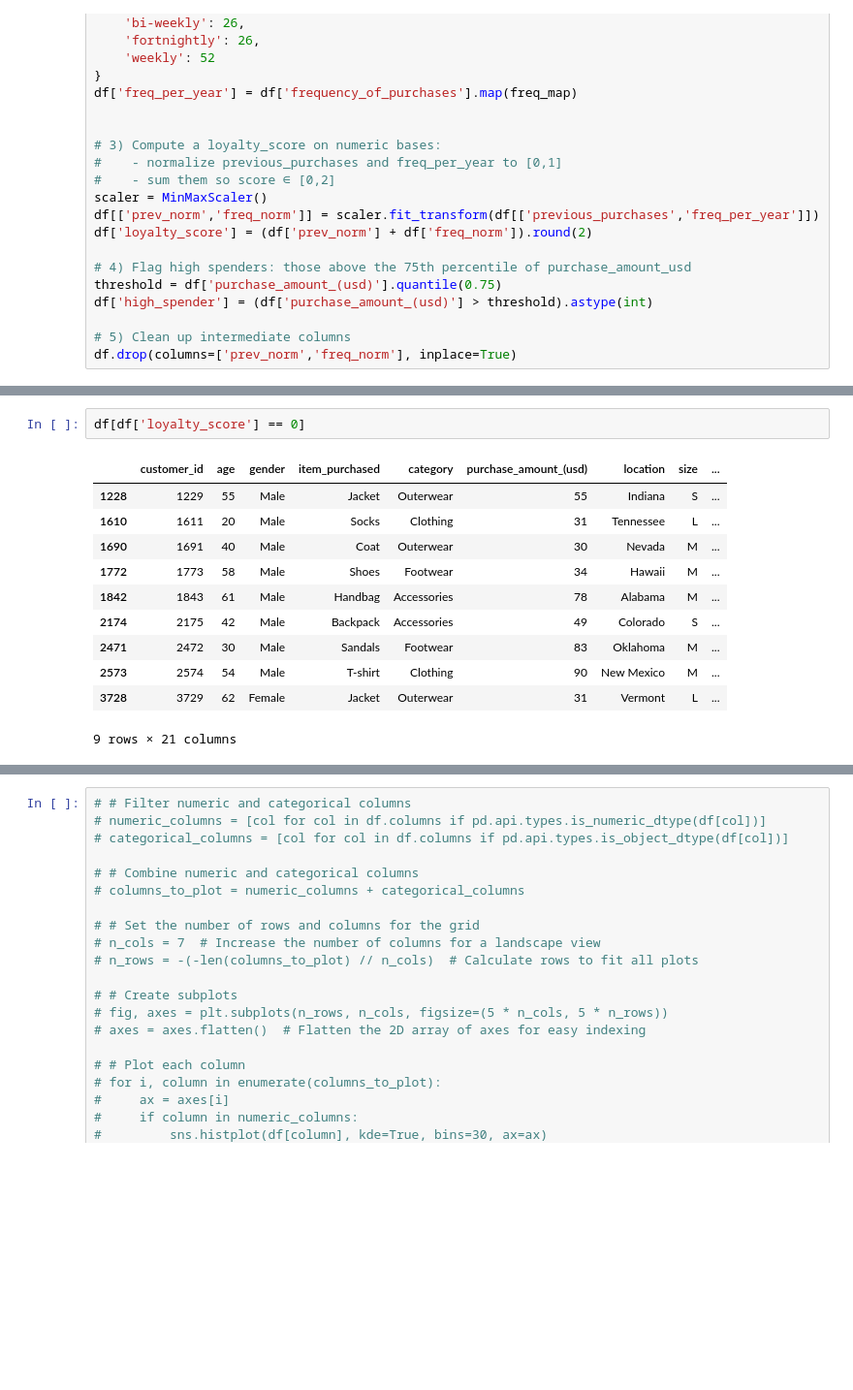
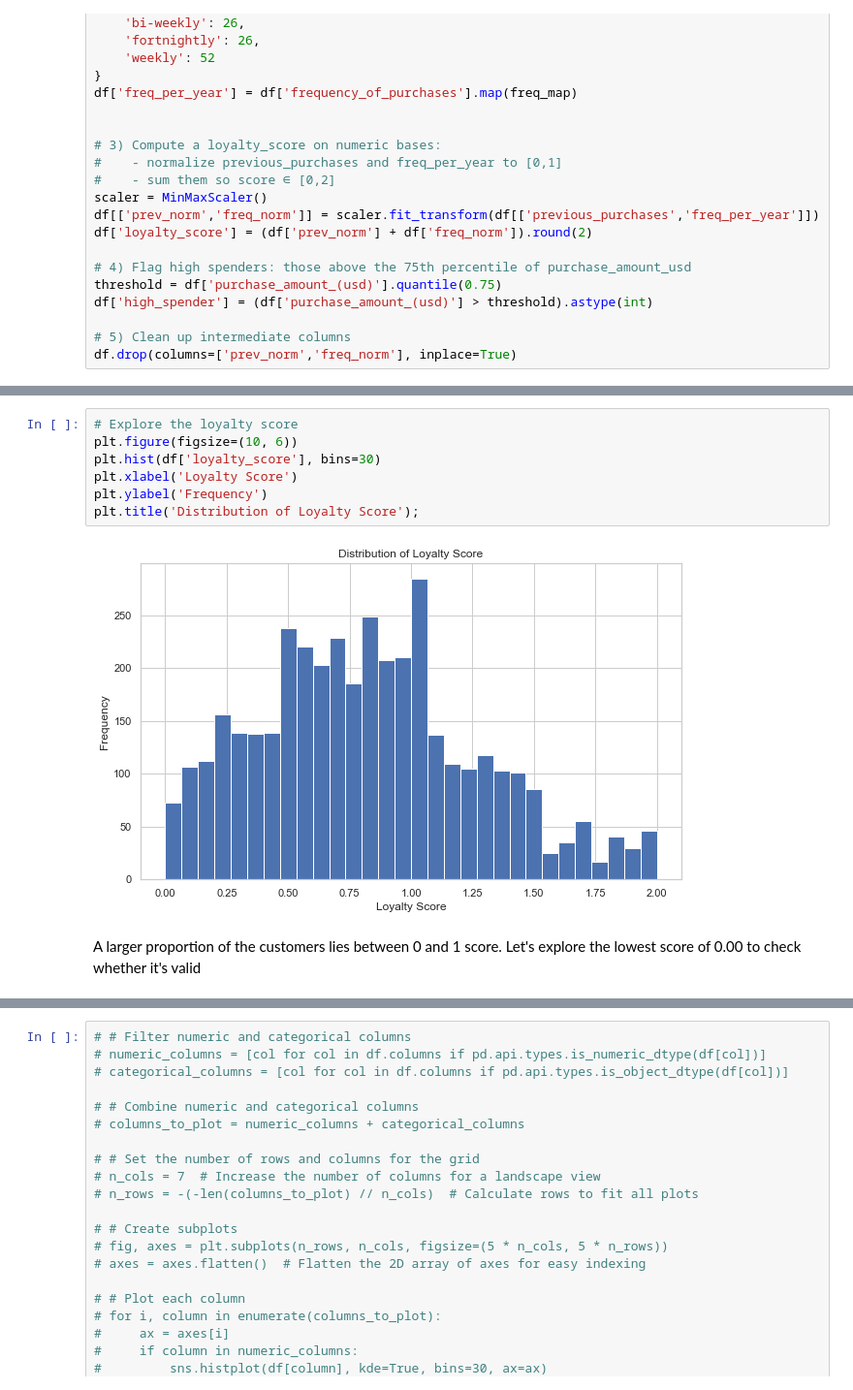
Before and after one commit to mandele1999/marketing-analytics, a Jupyter notebook: index.ipynb, the cells around one changed output, grey strips where cells are left out. Shown at 97% size. Cells and saved outputs as stored; diff of their text form; blank space fills up the shorter version.

```diff
--- a/index.ipynb
+++ b/index.ipynb
@@ -163,14 +168,11 @@ df.sample(10, random_state=42)
 # %%
-df[df['loyalty_score'] == 0]
+# Explore the loyalty score
+plt.figure(figsize=(10, 6))
+plt.hist(df['loyalty_score'], bins=30)
+plt.xlabel('Loyalty Score')
+plt.ylabel('Frequency')
+plt.title('Distribution of Loyalty Score');
 # %% [output]
-|  | customer_id | age | gender | item_purchased | category | purchase_amount_(usd) | location | size | ... |
-| 1228 | 1229 | 55 | Male | Jacket | Outerwear | 55 | Indiana | S | ... |
-| 1610 | 1611 | 20 | Male | Socks | Clothing | 31 | Tennessee | L | ... |
-| 1690 | 1691 | 40 | Male | Coat | Outerwear | 30 | Nevada | M | ... |
-| 1772 | 1773 | 58 | Male | Shoes | Footwear | 34 | Hawaii | M | ... |
-| 1842 | 1843 | 61 | Male | Handbag | Accessories | 78 | Alabama | M | ... |
-| 2174 | 2175 | 42 | Male | Backpack | Accessories | 49 | Colorado | S | ... |
-| 2471 | 2472 | 30 | Male | Sandals | Footwear | 83 | Oklahoma | M | ... |
-| 2573 | 2574 | 54 | Male | T-shirt | Clothing | 90 | New Mexico | M | ... |
-| 3728 | 3729 | 62 | Female | Jacket | Outerwear | 31 | Vermont | L | ... |
-9 rows × 21 columns
+[figure, added]
+# %% [markdown]
+A larger proportion of the customers lies between 0 and 1 score. Let's explore the lowest score of 0.00 to check whether it's valid
```
Also changed, not shown: parts of 28 cells of this notebook.
